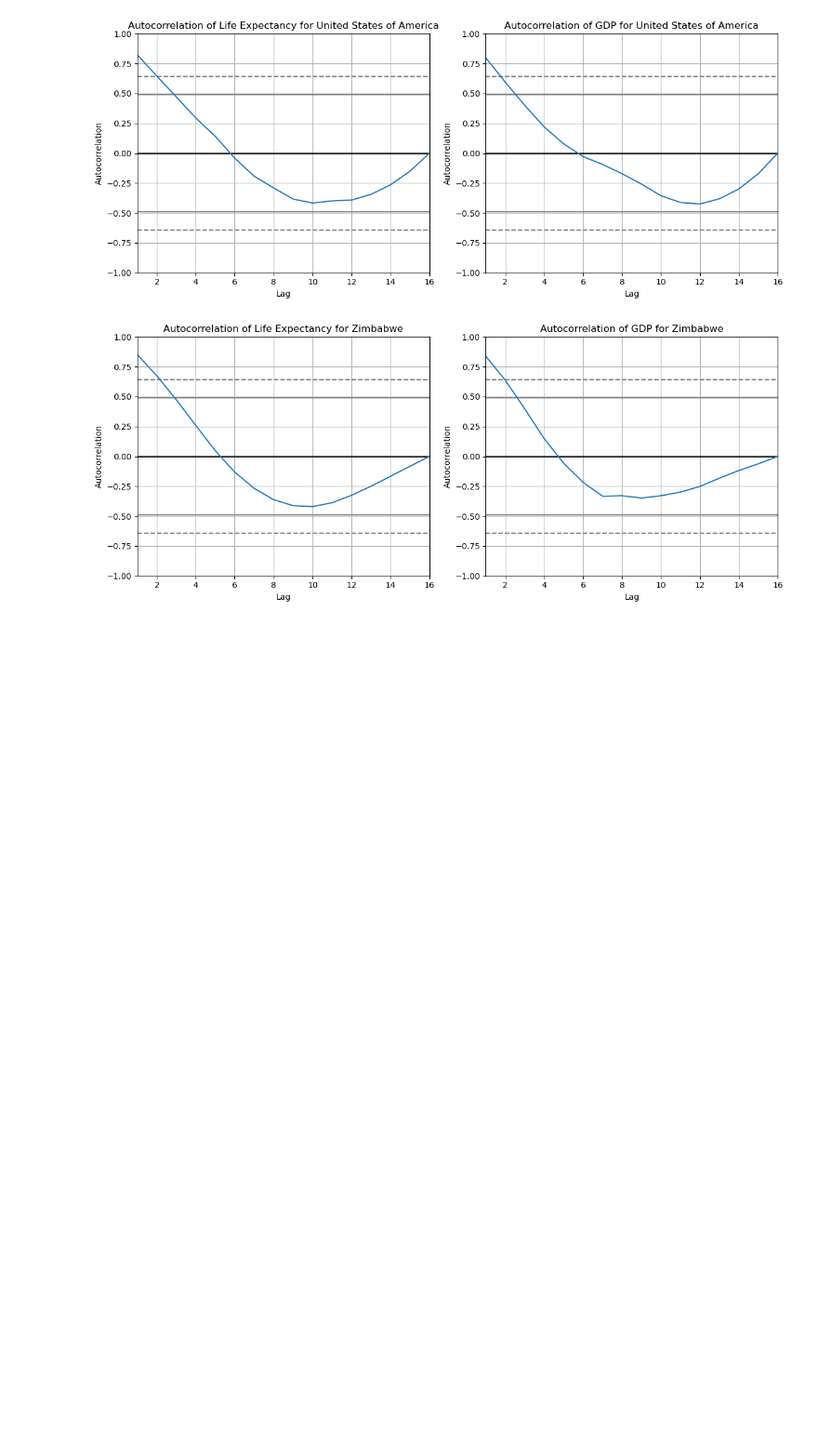
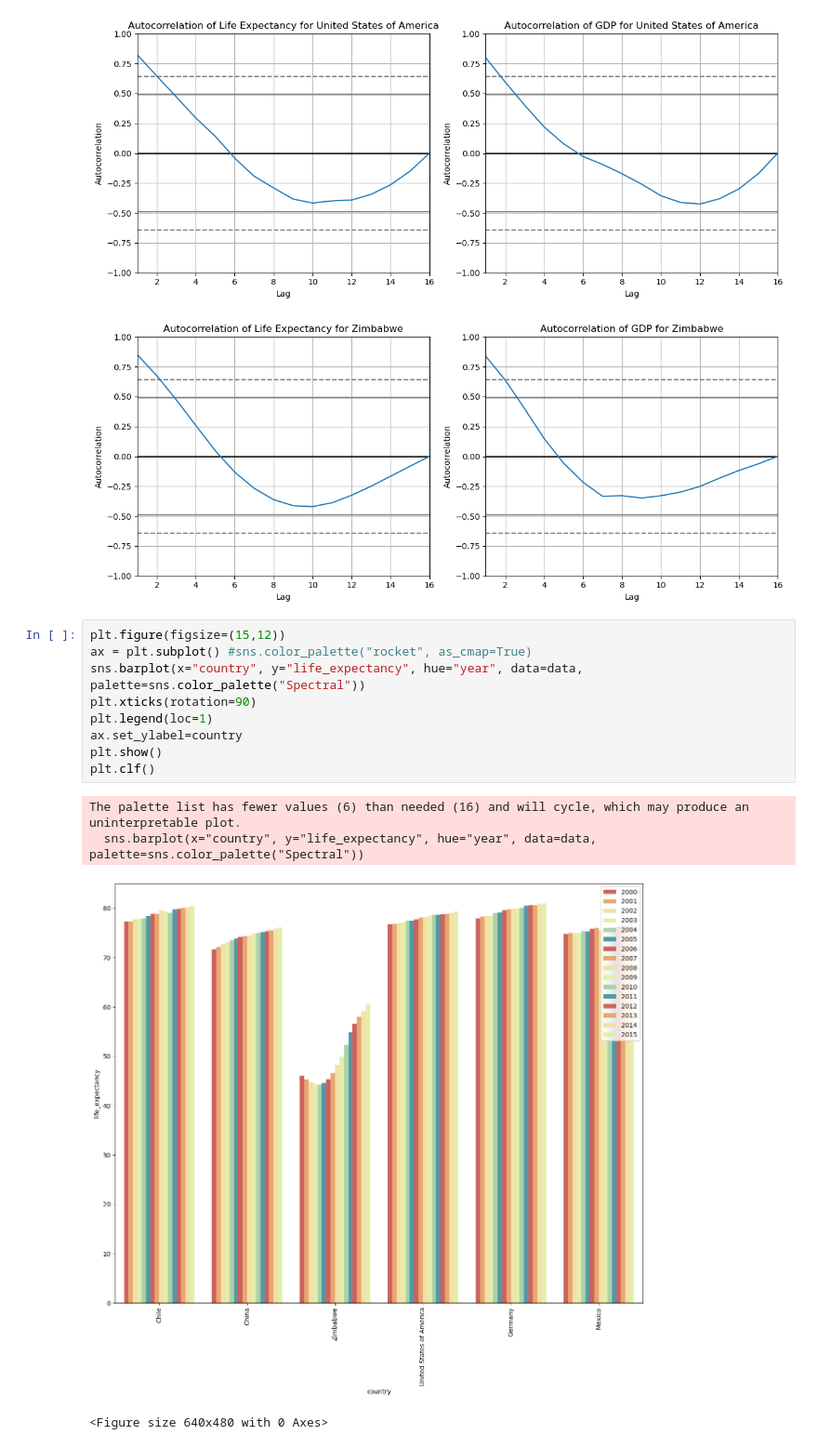
Before and after one commit to jacielbarros/Project-Life-Expectancy-and-GDP, a Jupyter notebook: life_expectancy_gdp.ipynb, the cells around one changed output. Shown: that part at 93% size. Drawn from its saved outputs; the diff is of its cells as text; blank space fills up the shorter version.

```diff
--- a/life_expectancy_gdp.ipynb
+++ b/life_expectancy_gdp.ipynb
@@ -155,3 +155,17 @@ The Pearson Correlation for Zimbabwe is 0.9662 with a p-value of 1.2359e-09
 [figure]
 [figure]
 [figure]
+# %%
+plt.figure(figsize=(15,12))
+ax = plt.subplot() #sns.color_palette("rocket", as_cmap=True)
+sns.barplot(x="country", y="life_expectancy", hue="year", data=data, palette=sns.color_palette("Spectral"))
+plt.xticks(rotation=90)
+plt.legend(loc=1)
+ax.set_ylabel=country
+plt.show()
+plt.clf()
+# %% [output]
+The palette list has fewer values (6) than needed (16) and will cycle, which may produce an uninterpretable plot.
+  sns.barplot(x="country", y="life_expectancy", hue="year", data=data, palette=sns.color_palette("Spectral"))
+[figure, added]
+<Figure size 640x480 with 0 Axes>
```
